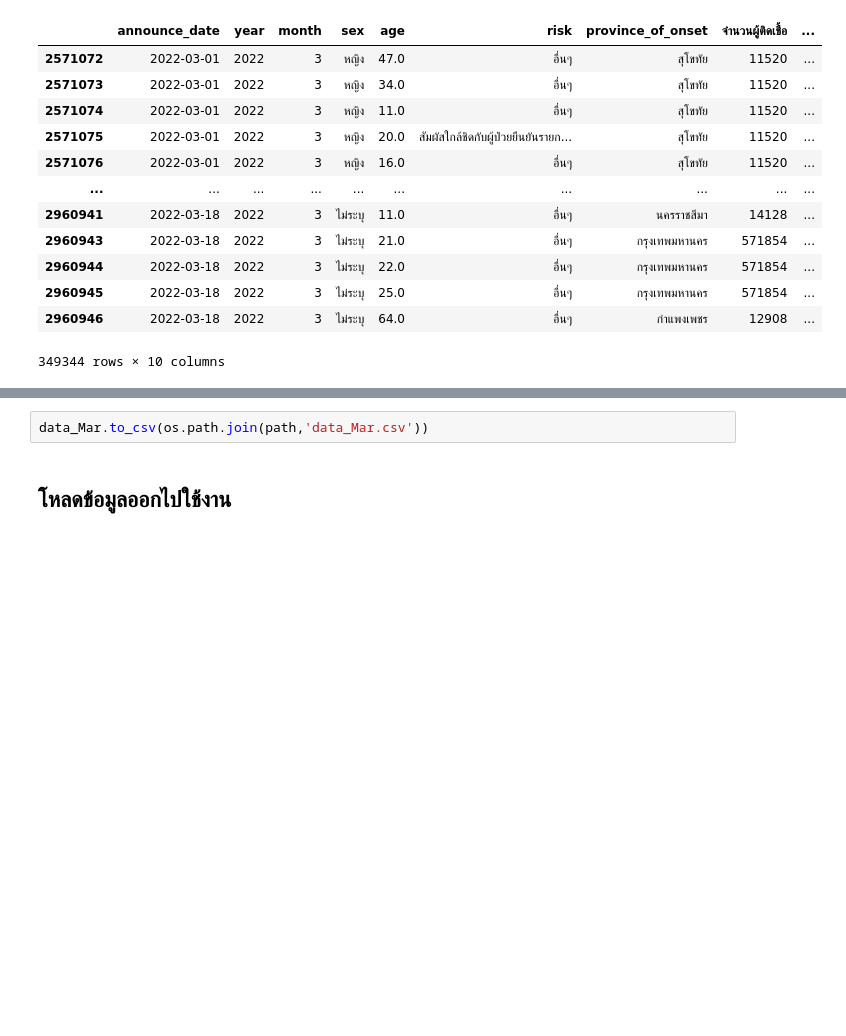
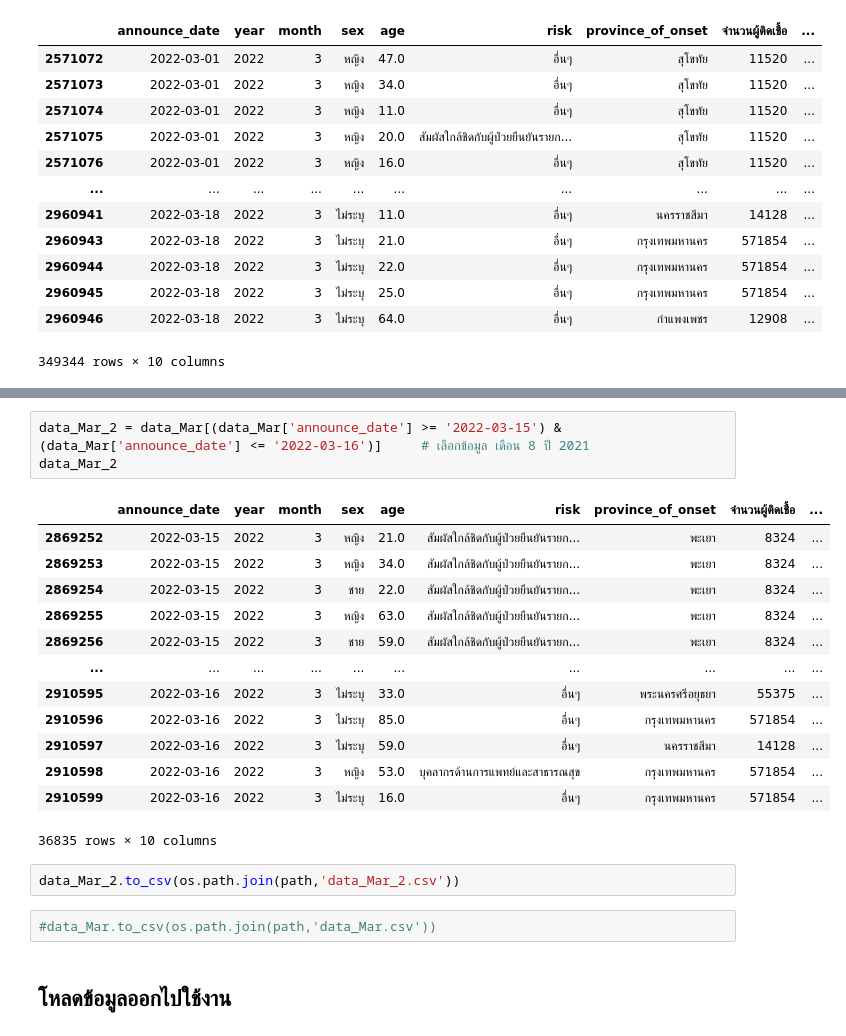
Before and after one commit to Athitiya00/data_viz_2022, a Jupyter notebook: Project.ipynb, the cells around one changed output, grey strips where cells are left out. Drawn from its saved outputs; the diff is of its cells as text; blank space fills up the shorter version.

```diff
--- a/Project.ipynb
+++ b/Project.ipynb
@@ -1201,5 +1219,24 @@ data_Mar
+# %%
+data_Mar_2 = data_Mar[(data_Mar['announce_date'] >= '2022-03-15') & (data_Mar['announce_date'] <= '2022-03-16')]     # เลือกข้อมูล เดือน 8 ปี 2021
+data_Mar_2
+# %% [output]
+|  | announce_date | year | month | sex | age | risk | province_of_onset | จำนวนผู้ติดเชื้อ | ... |
+| 2869252 | 2022-03-15 | 2022 | 3 | หญิง | 21.0 | สัมผัสใกล้ชิดกับผู้ป่วยยืนยันรายก... | พะเยา | 8324 | ... |
+| 2869253 | 2022-03-15 | 2022 | 3 | หญิง | 34.0 | สัมผัสใกล้ชิดกับผู้ป่วยยืนยันรายก... | พะเยา | 8324 | ... |
+| 2869254 | 2022-03-15 | 2022 | 3 | ชาย | 22.0 | สัมผัสใกล้ชิดกับผู้ป่วยยืนยันรายก... | พะเยา | 8324 | ... |
+| 2869255 | 2022-03-15 | 2022 | 3 | หญิง | 63.0 | สัมผัสใกล้ชิดกับผู้ป่วยยืนยันรายก... | พะเยา | 8324 | ... |
+| 2869256 | 2022-03-15 | 2022 | 3 | ชาย | 59.0 | สัมผัสใกล้ชิดกับผู้ป่วยยืนยันรายก... | พะเยา | 8324 | ... |
+| ... | ... | ... | ... | ... | ... | ... | ... | ... | ... |
+| 2910595 | 2022-03-16 | 2022 | 3 | ไม่ระบุ | 33.0 | อื่นๆ | พระนครศรีอยุธยา | 55375 | ... |
+| 2910596 | 2022-03-16 | 2022 | 3 | ไม่ระบุ | 85.0 | อื่นๆ | กรุงเทพมหานคร | 571854 | ... |
+| 2910597 | 2022-03-16 | 2022 | 3 | ไม่ระบุ | 59.0 | อื่นๆ | นครราชสีมา | 14128 | ... |
+| 2910598 | 2022-03-16 | 2022 | 3 | หญิง | 53.0 | บุคลากรด้านการแพทย์และสาธารณสุข | กรุงเทพมหานคร | 571854 | ... |
+| 2910599 | 2022-03-16 | 2022 | 3 | ไม่ระบุ | 16.0 | อื่นๆ | กรุงเทพมหานคร | 571854 | ... |
+36835 rows × 10 columns
+# %%
+data_Mar_2.to_csv(os.path.join(path,'data_Mar_2.csv'))
 # %%
-data_Mar.to_csv(os.path.join(path,'data_Mar.csv'))
+#data_Mar.to_csv(os.path.join(path,'data_Mar.csv'))
 # %% [markdown]
 ## โหลดข้อมูลออกไปใช้งาน
 # %%
```
Also changed, not shown: parts of 6 cells of this notebook.
